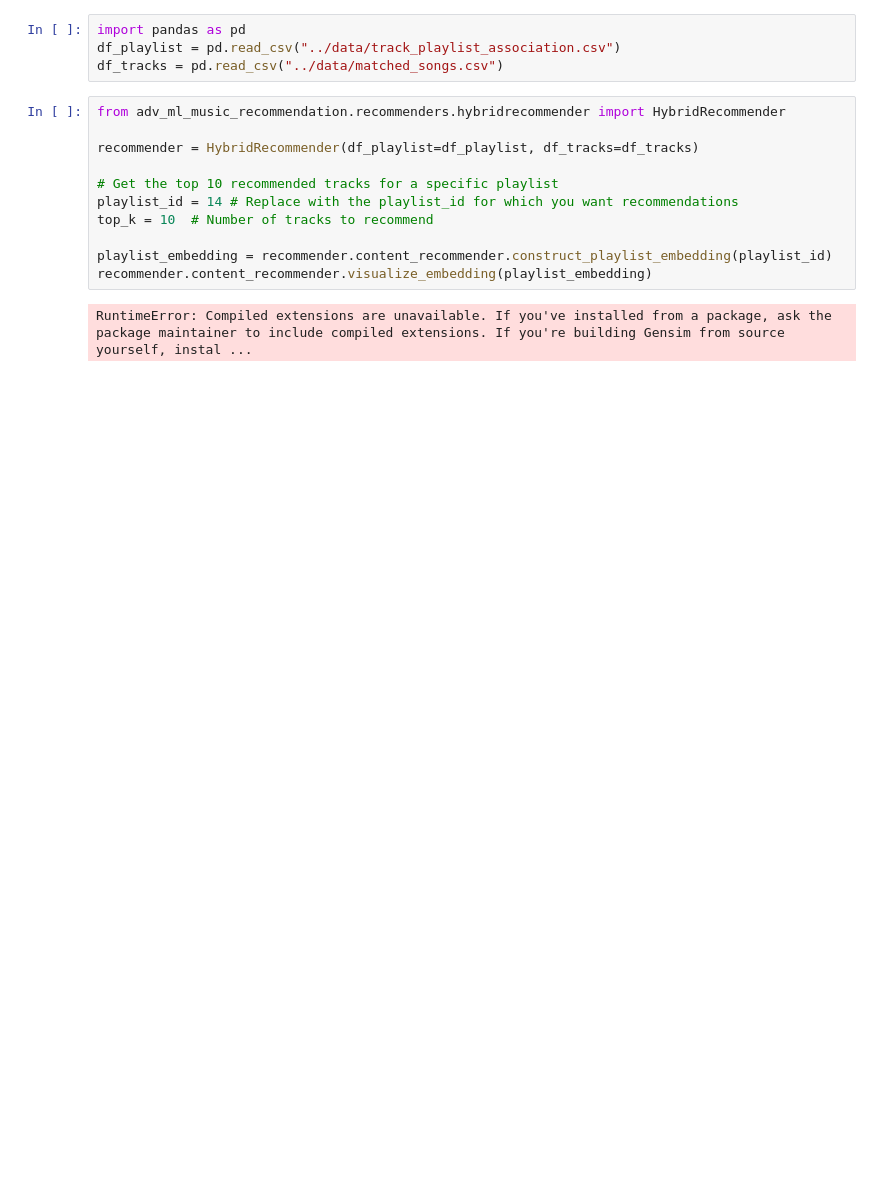
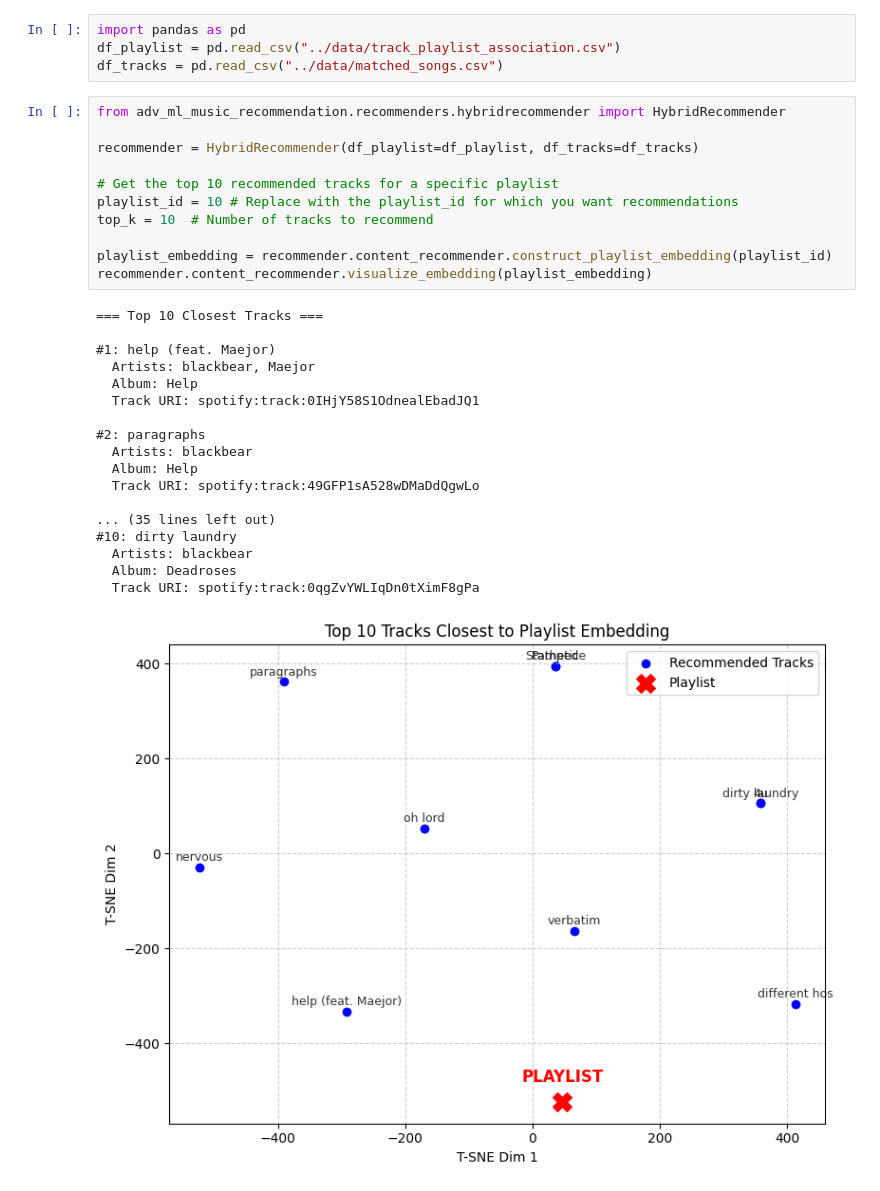
Before and after one commit to matthjs/adv-ml-music-recommendation, a Jupyter notebook: adv_ml_music_recommendation/test_vizualize.ipynb, the cells around one changed output. Saved outputs shown, nothing was run; the diff lists cells and outputs as text; blank space fills up the shorter version.

```diff
--- a/adv_ml_music_recommendation/test_vizualize.ipynb
+++ b/adv_ml_music_recommendation/test_vizualize.ipynb
@@ -5,13 +5,30 @@ df_tracks = pd.read_csv("../data/matched_songs.csv")
 # %%
 from adv_ml_music_recommendation.recommenders.hybridrecommender import HybridRecommender
 
 recommender = HybridRecommender(df_playlist=df_playlist, df_tracks=df_tracks)
 
 # Get the top 10 recommended tracks for a specific playlist
-playlist_id = 14 # Replace with the playlist_id for which you want recommendations
+playlist_id = 10 # Replace with the playlist_id for which you want recommendations
 top_k = 10  # Number of tracks to recommend
 
 playlist_embedding = recommender.content_recommender.construct_playlist_embedding(playlist_id)
 recommender.content_recommender.visualize_embedding(playlist_embedding)
 # %% [output]
-RuntimeError: Compiled extensions are unavailable. If you've installed from a package, ask the package maintainer to include compiled extensions. If you're building Gensim from source yourself, instal ...
+=== Top 10 Closest Tracks ===
+
+#1: help (feat. Maejor)
+  Artists: blackbear, Maejor
+  Album: Help
+  Track URI: spotify:track:0IHjY58S1OdnealEbadJQ1
+
+#2: paragraphs
+  Artists: blackbear
+  Album: Help
+  Track URI: spotify:track:49GFP1sA528wDMaDdQgwLo
+
+... (35 lines left out)
+#10: dirty laundry
+  Artists: blackbear
+  Album: Deadroses
+  Track URI: spotify:track:0qgZvYWLIqDn0tXimF8gPa
+[figure, added]
```
Also changed, not shown: parts of 1 cell of this notebook, 18 other files.
